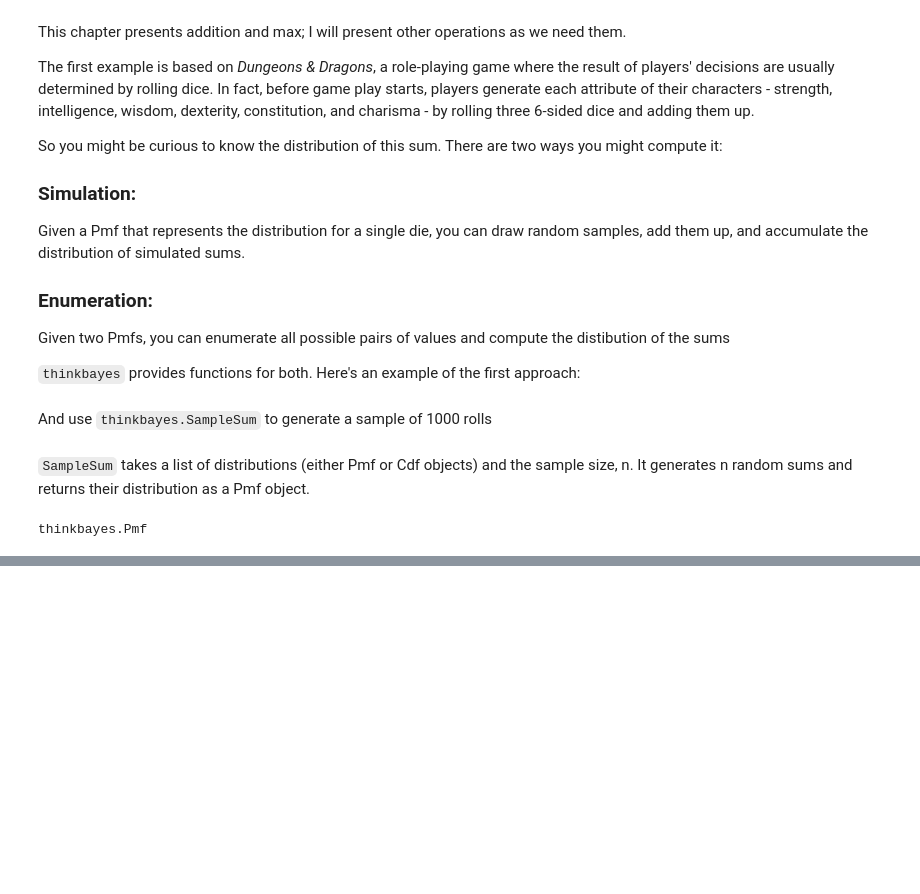
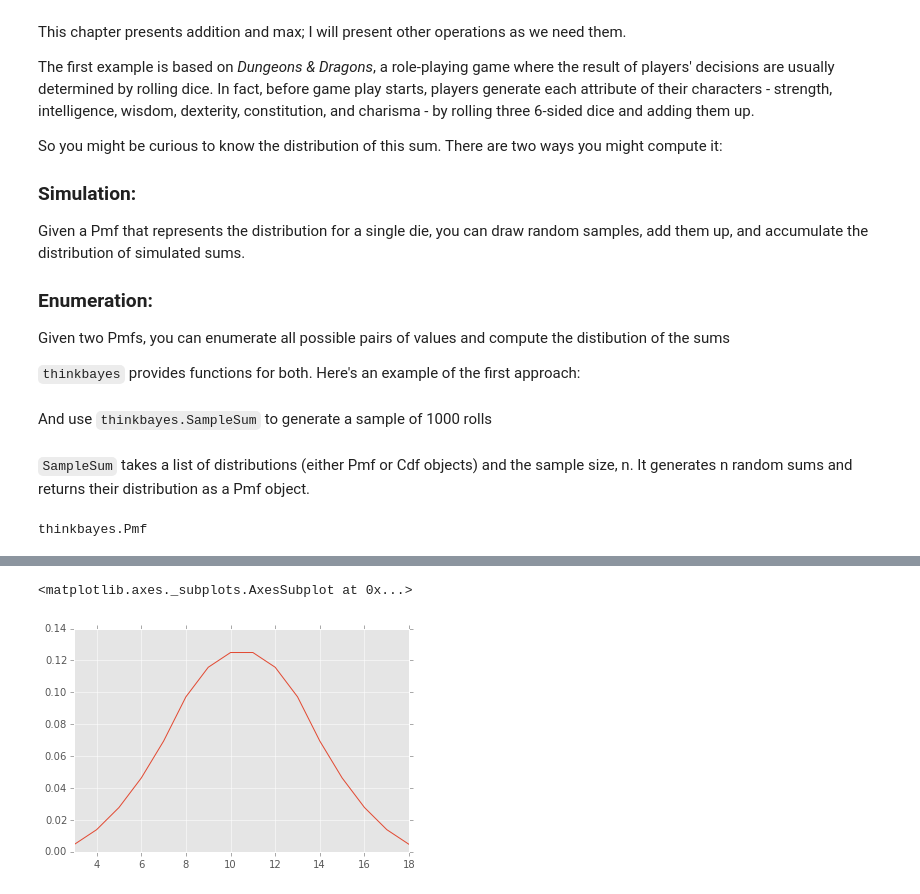
Before and after one commit to doolingdavid/ThinkBayes, a Jupyter notebook: code/newnotes.ipynb, the cells around one changed output, grey strips where cells are left out. Saved outputs shown, nothing was run; the diff lists cells and outputs as text; code cells hidden in the pictures; blank space fills up the shorter version.

```diff
--- a/code/newnotes.ipynb
+++ b/code/newnotes.ipynb
@@ -2436,0 +2437,7 @@ pd.Series(list(three.Render()[1]), index=list(three.Render()[0])).plot()
+# %%
+three_exact = d6 + d6 + d6
+# %%
+pd.Series(list(three_exact.Render()[1]), index=list(three_exact.Render()[0])).plot()
+# %% [output]
+<matplotlib.axes._subplots.AxesSubplot at 0x...>
+[figure, added]
```
Also changed, not shown: parts of 3 cells of this notebook.
